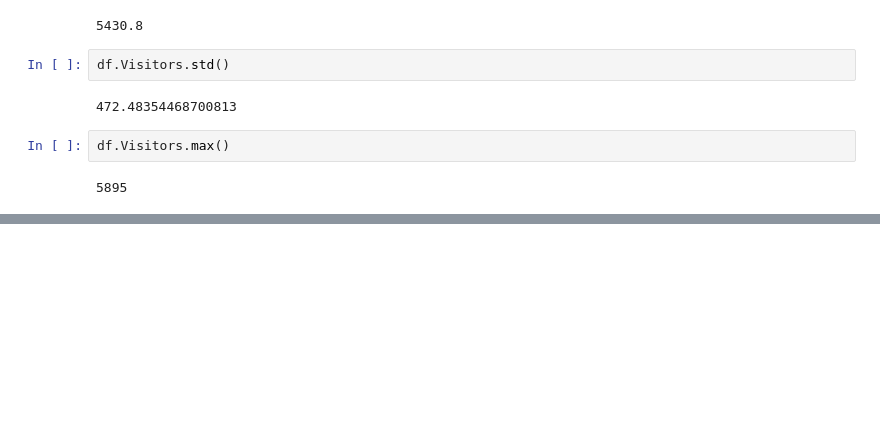
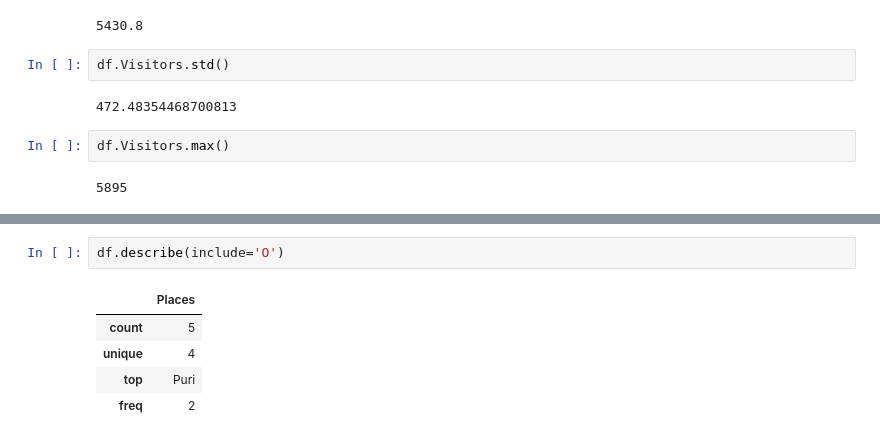
Before and after one commit to CodeByDeepankar/CTTC-AIML, a Jupyter notebook: Day8.ipynb, the cells around one changed output, grey strips where cells are left out. Cells and saved outputs as stored; diff of their text form; blank space fills up the shorter version.

```diff
--- a/Day8.ipynb
+++ b/Day8.ipynb
@@ -313,0 +330,8 @@ df.describe()
+# %%
+df.describe(include='O')
+# %% [output]
+|  | Places |
+| count | 5 |
+| unique | 4 |
+| top | Puri |
+| freq | 2 |
```
Also changed, not shown: parts of 4 cells of this notebook, 6 other files.
